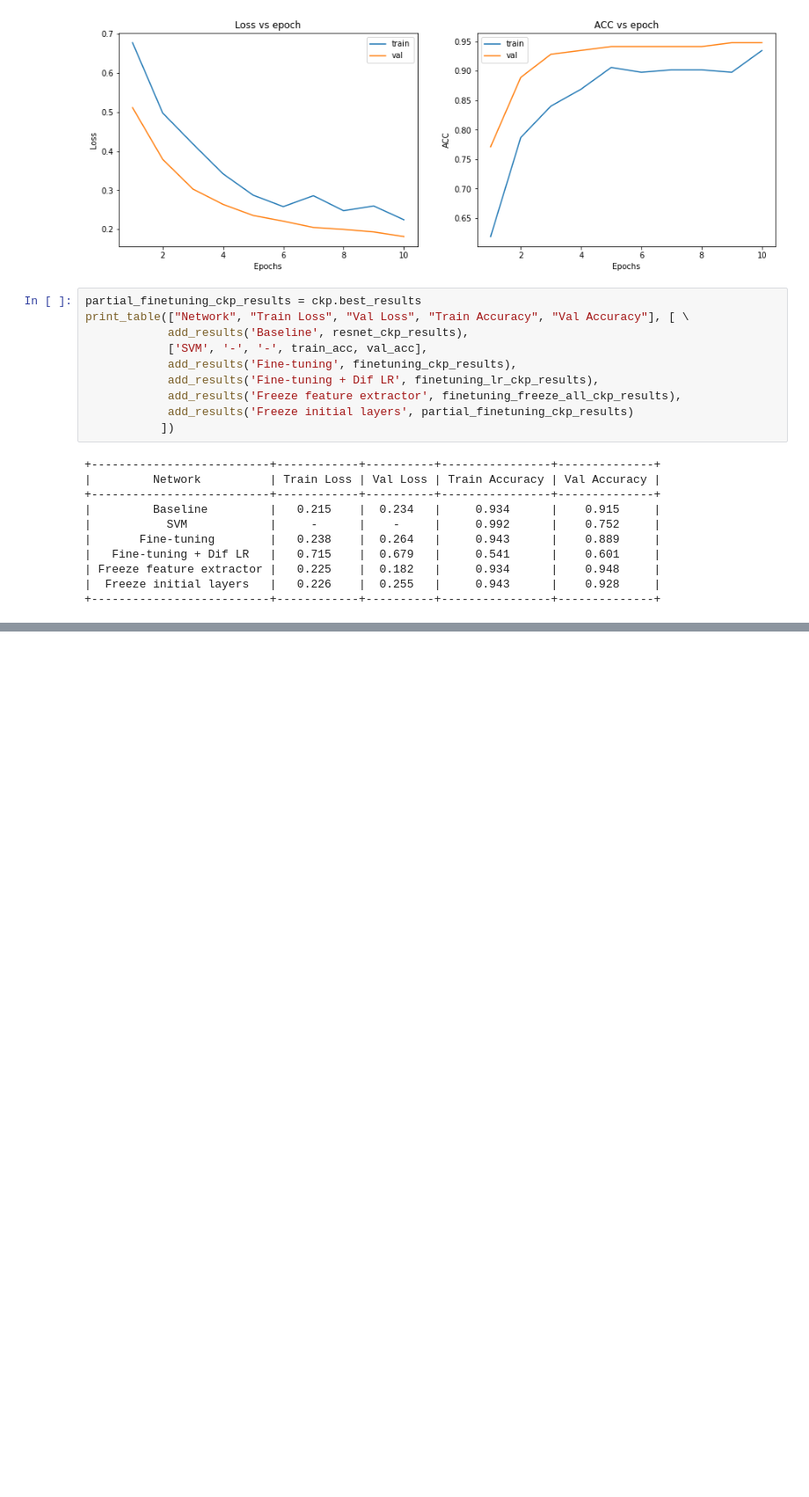
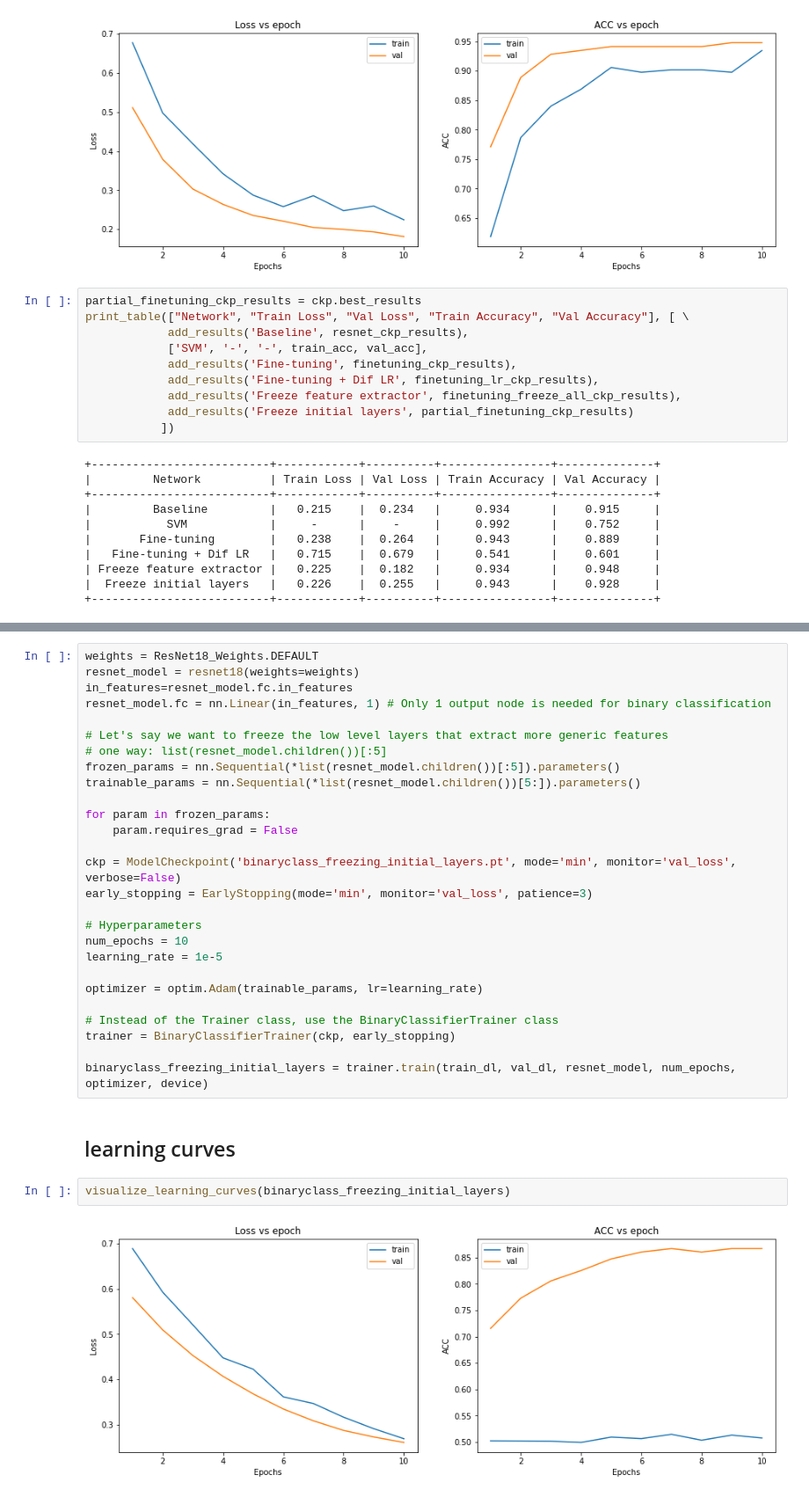
Before and after one commit to scudr/Transfer_learning, a Jupyter notebook: transfer_learning.ipynb, the cells around one changed output, grey strips where cells are left out. Shown at 88% size. Cells and saved outputs as stored; diff of their text form; blank space fills up the shorter version.

```diff
--- a/transfer_learning.ipynb
+++ b/transfer_learning.ipynb
@@ -767,0 +805,33 @@ print_table(["Network", "Train Loss", "Val Loss", "Train Accuracy", "Val Accurac
+# %%
+weights = ResNet18_Weights.DEFAULT
+resnet_model = resnet18(weights=weights)
+in_features=resnet_model.fc.in_features
+resnet_model.fc = nn.Linear(in_features, 1) # Only 1 output node is needed for binary classification
+
+# Let's say we want to freeze the low level layers that extract more generic features
+# one way: list(resnet_model.children())[:5]
+frozen_params = nn.Sequential(*list(resnet_model.children())[:5]).parameters()
+trainable_params = nn.Sequential(*list(resnet_model.children())[5:]).parameters()
+
+for param in frozen_params:
+    param.requires_grad = False
+
+ckp = ModelCheckpoint('binaryclass_freezing_initial_layers.pt', mode='min', monitor='val_loss', verbose=False)
+early_stopping = EarlyStopping(mode='min', monitor='val_loss', patience=3)
+
+# Hyperparameters
+num_epochs = 10
+learning_rate = 1e-5
+
+optimizer = optim.Adam(trainable_params, lr=learning_rate)
+
+# Instead of the Trainer class, use the BinaryClassifierTrainer class
+trainer = BinaryClassifierTrainer(ckp, early_stopping)
+
+binaryclass_freezing_initial_layers = trainer.train(train_dl, val_dl, resnet_model, num_epochs, optimizer, device)
+# %% [markdown]
+## learning curves
+# %%
+visualize_learning_curves(binaryclass_freezing_initial_layers)
+# %% [output]
+[figure, added]
```
Also changed, not shown: parts of 4 cells of this notebook.
